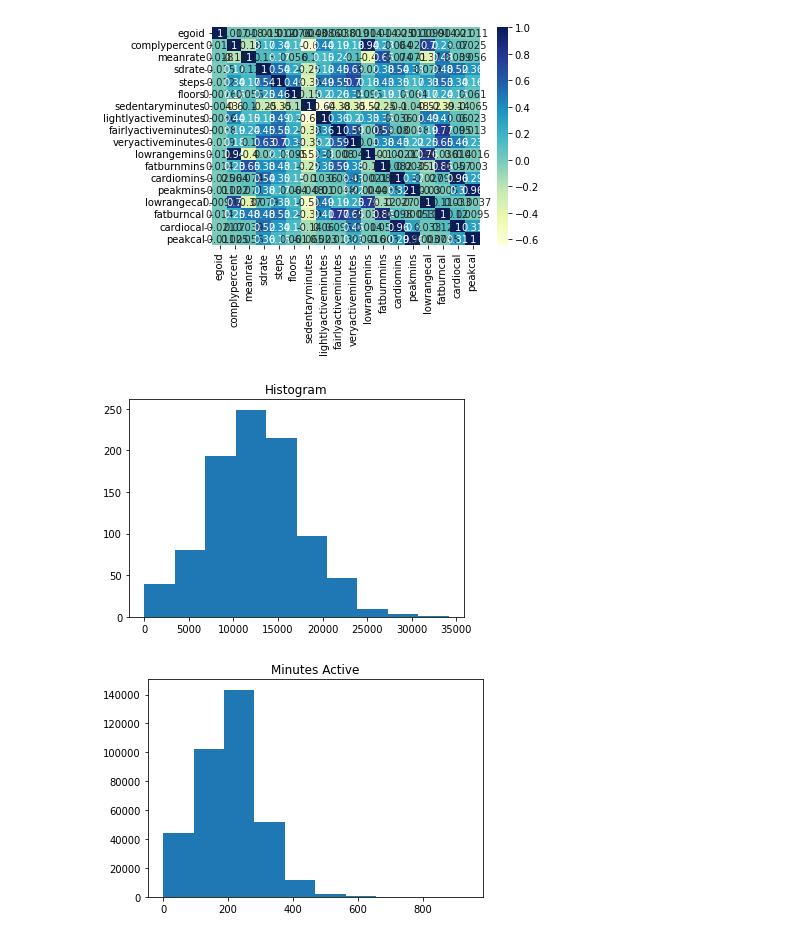
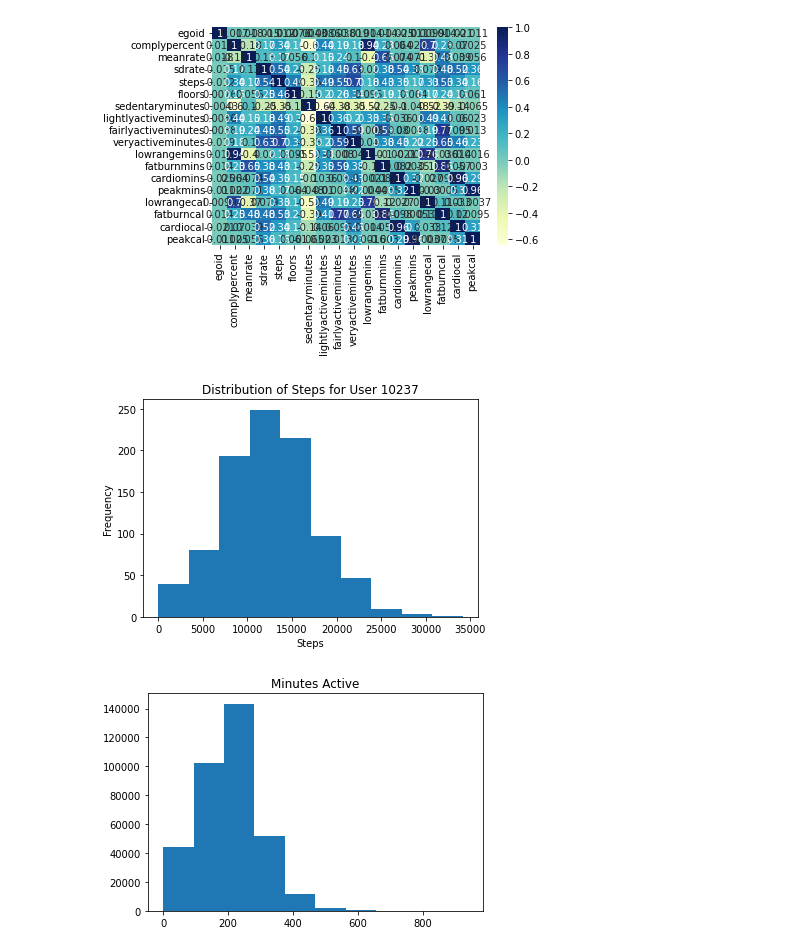
Before and after one commit to melaniaczobit/Major-Research-Project, a Jupyter notebook: MRP.ipynb, the cells around one changed output. Drawn from its saved outputs; the diff is of its cells as text; code cells hidden in the pictures.

```diff
--- a/MRP.ipynb
+++ b/MRP.ipynb
@@ -31,6 +30,9 @@ df.head()
 df.shape
 # %% [output]
 (357827, 19)
+# %%
+df['datadate'] = pd.to_datetime(df['datadate'])
+df = df.rename(columns={'datadate': 'date'})
 # %%
 df.info()
 # %% [output]
@@ -197,12 +199,14 @@ sns.heatmap(corr_matrix,cmap='YlGnBu',annot=True)
 # %%
 import matplotlib.pyplot as plt
 
 data = df[df['egoid']==10237]
 plt.hist(data['steps'])
-plt.title("Histogram")
+plt.title("Distribution of Steps for User 10237")
+plt.xlabel("Steps")
+plt.ylabel("Frequency")
 plt.show()
 # %% [output]
-[figure, old version]
+[figure, new version]
 # %%
 active = df['lightlyactiveminutes']
 plt.hist(active)
```
Also changed, not shown: parts of 21 cells of this notebook.
